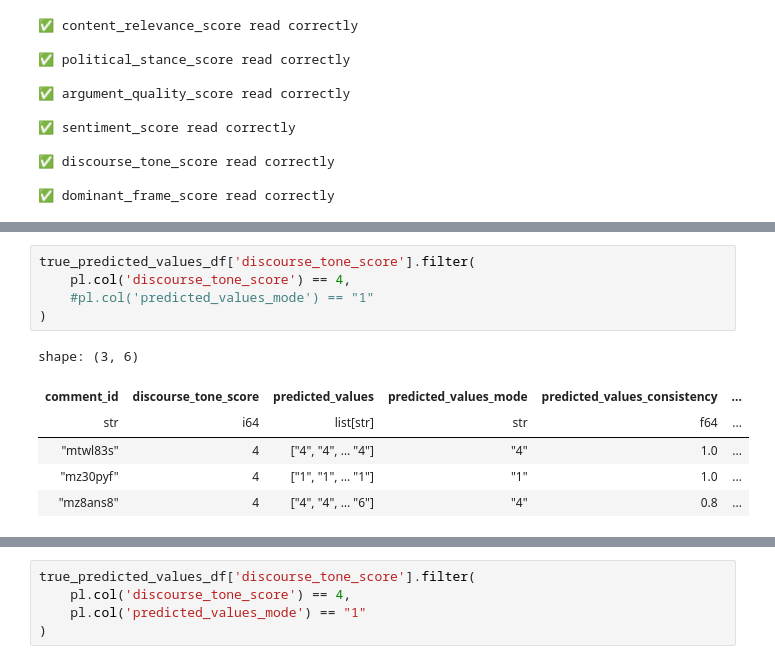
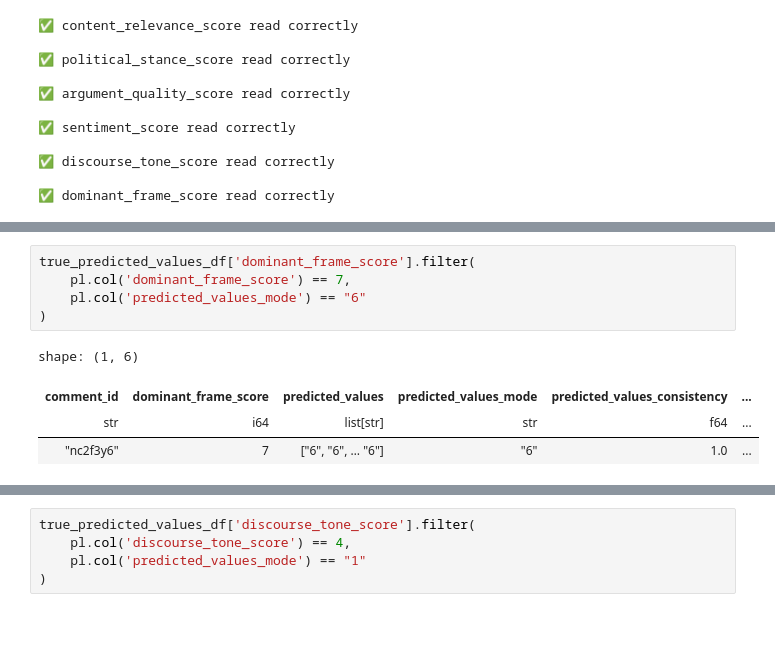
Before and after one commit to FabioScielzoOrtiz/gaza-reddit-polarization, a Jupyter notebook: src/notebooks/features_generation_validation_analysis.ipynb, the cells around one changed output, grey strips where cells are left out. Drawn from its saved outputs; the diff is of its cells as text; blank space fills up the shorter version.

```diff
--- a/src/notebooks/features_generation_validation_analysis.ipynb
+++ b/src/notebooks/features_generation_validation_analysis.ipynb
@@ -377,12 +379,10 @@ categorical
 # %%
-true_predicted_values_df['discourse_tone_score'].filter(
-    pl.col('discourse_tone_score') == 4,
-    #pl.col('predicted_values_mode') == "1"
+true_predicted_values_df['dominant_frame_score'].filter(
+    pl.col('dominant_frame_score') == 7,
+    pl.col('predicted_values_mode') == "6"
 )
 # %% [output]
-shape: (3, 6)
+shape: (1, 6)
-| comment_id | discourse_tone_score | predicted_values | predicted_values_mode | predicted_values_consistency | ... |
+| comment_id | dominant_frame_score | predicted_values | predicted_values_mode | predicted_values_consistency | ... |
 | str | i64 | list[str] | str | f64 | ... |
-| "mtwl83s" | 4 | ["4", "4", … "4"] | "4" | 1.0 | ... |
-| "mz30pyf" | 4 | ["1", "1", … "1"] | "1" | 1.0 | ... |
-| "mz8ans8" | 4 | ["4", "4", … "6"] | "4" | 0.8 | ... |
+| "nc2f3y6" | 7 | ["6", "6", … "6"] | "6" | 1.0 | ... |
```
Also changed, not shown: parts of 4 cells of this notebook, 2 other files.
